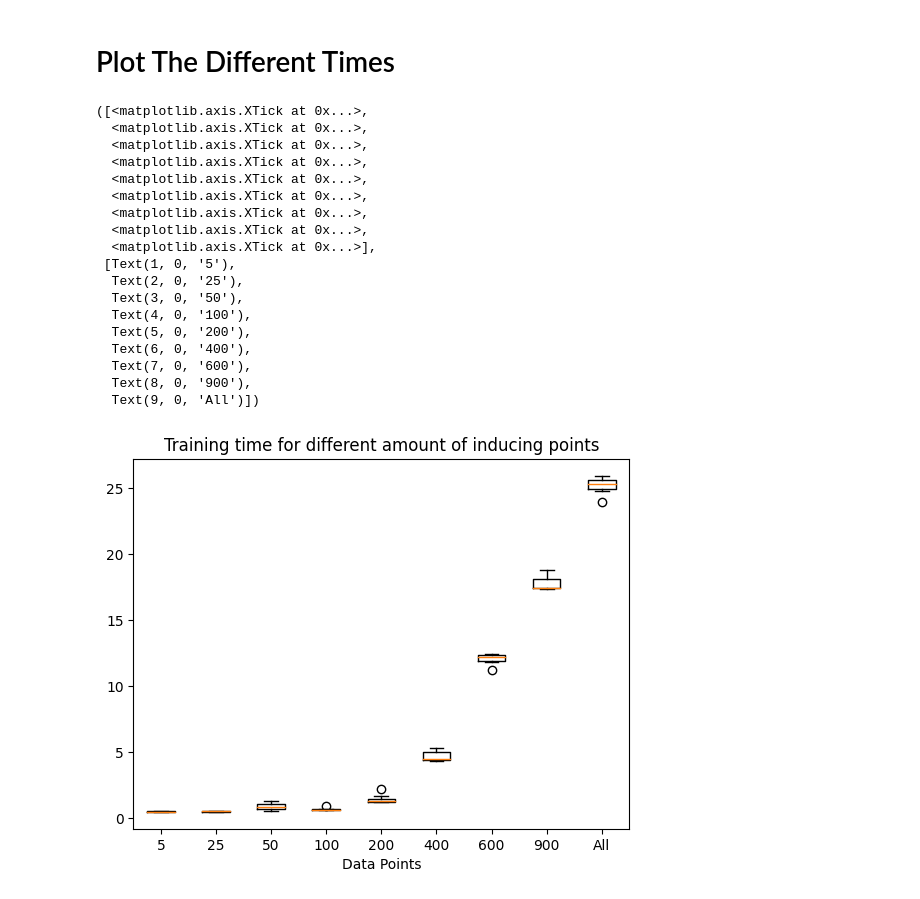
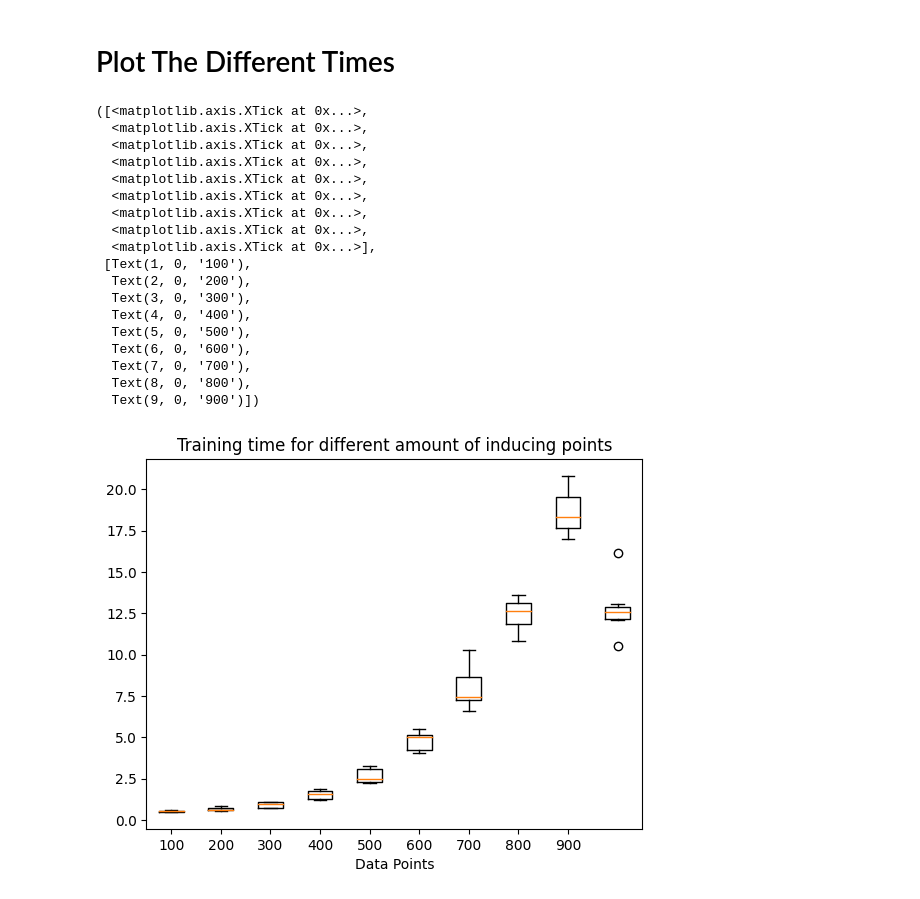
Before and after one commit to Sabelz/Gaussian_Processes_Inducing_Points, a Jupyter notebook: GPs/GPConcrete.ipynb, the cells around one changed output. Cells and saved outputs as stored; diff of their text form; code cells hidden in the pictures.

Commit message:
Speed and performance for K-means inducing points

```diff
--- a/GPs/GPConcrete.ipynb
+++ b/GPs/GPConcrete.ipynb
@@ -110,7 +112,7 @@ import os
 def train(model, xTrain, yTrain): # Train the model on training data: xTrain, yTrain
 
   smoke_test = ('CI' in os.environ)
-  training_iter = 2 if smoke_test else 250
+  training_iter = 2 if smoke_test else 150
 
 
   # Find optimal model hyperparameters
@@ -208,5 +228,5 @@ def severalInducingPoints(listOfPoints):
     model.eval() # eval mode is for computing predictions through the model posterior.
     likelihood.eval()
   return timeList
-timeList = severalInducingPoints([5, 25, 50, 100, 200, 400, 600, 900, 1030]) # With 1030 being all points
+timeList = severalInducingPoints([10,50,100,200,300,400,500,600,700,900])
 # %% [output]
@@ -232,26 +252,26 @@ Inducing Points:  1030
 # %%
 plt.title('Training time for different amount of inducing points')
 plt.xlabel('Data Points')
 
 plt.boxplot(timeList)
-plt.xticks([1,2,3,4,5,6,7,8,9],[5, 25, 50, 100, 200, 400, 600, 900, "All(1030)"])
+plt.xticks([1,2,3,4,5,6,7,8,9],[100,200,300,400,500,600,700,800,900])
 # %% [output]
 ([<matplotlib.axis.XTick at 0x...>,
   <matplotlib.axis.XTick at 0x...>,
   <matplotlib.axis.XTick at 0x...>,
   <matplotlib.axis.XTick at 0x...>,
   <matplotlib.axis.XTick at 0x...>,
   <matplotlib.axis.XTick at 0x...>,
   <matplotlib.axis.XTick at 0x...>,
   <matplotlib.axis.XTick at 0x...>,
   <matplotlib.axis.XTick at 0x...>],
- [Text(1, 0, '5'),
-  Text(2, 0, '25'),
-  Text(3, 0, '50'),
-  Text(4, 0, '100'),
-  Text(5, 0, '200'),
-  Text(6, 0, '400'),
-  Text(7, 0, '600'),
-  Text(8, 0, '900'),
-  Text(9, 0, 'All')])
+ [Text(1, 0, '100'),
+  Text(2, 0, '200'),
+  Text(3, 0, '300'),
+  Text(4, 0, '400'),
+  Text(5, 0, '500'),
+  Text(6, 0, '600'),
+  Text(7, 0, '700'),
+  Text(8, 0, '800'),
+  Text(9, 0, '900')])
-[figure, old version]
+[figure, new version]
```
Also changed, not shown: parts of 14 cells of this notebook.
